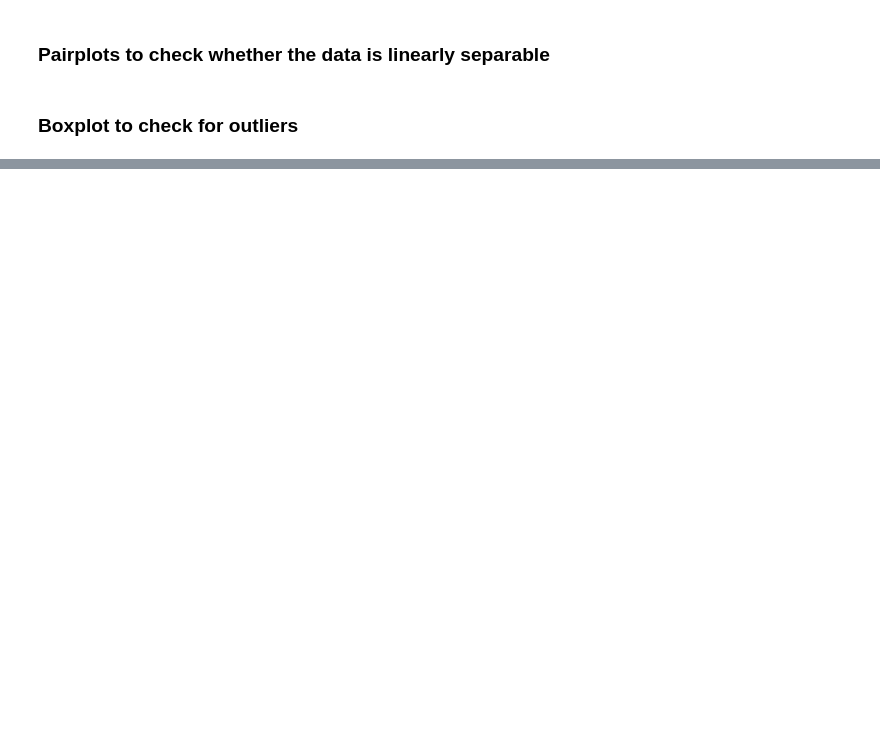
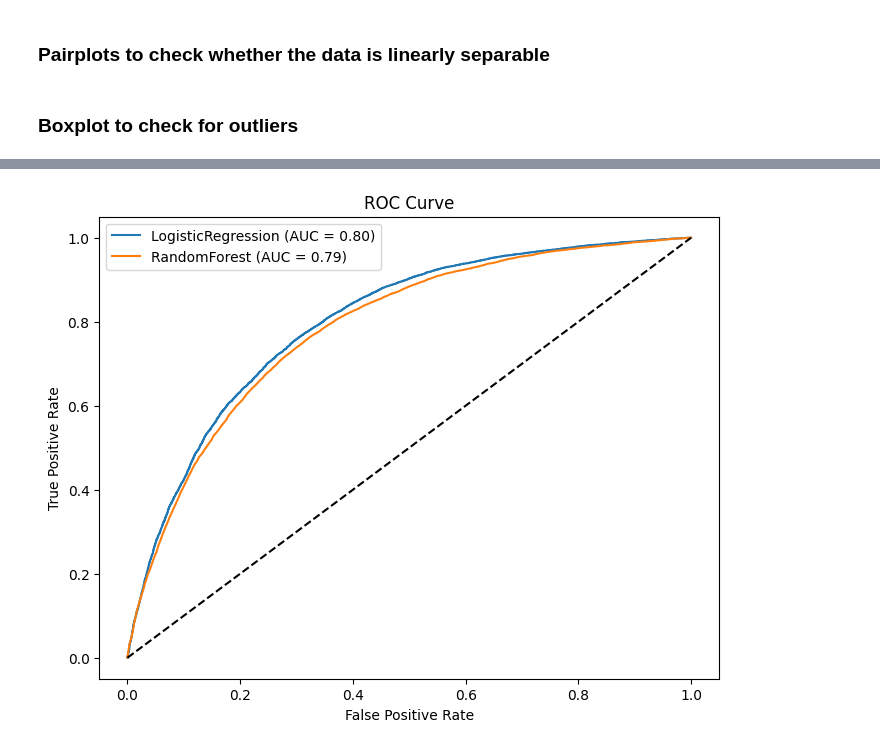
Before and after one commit to isaiahokumu/diabetes-prediction-model, a Jupyter notebook: diabetes.ipynb, the cells around one changed output, grey strips where cells are left out. Saved outputs shown, nothing was run; the diff lists cells and outputs as text; code cells hidden in the pictures; blank space fills up the shorter version.

```diff
--- a/diabetes.ipynb
+++ b/diabetes.ipynb
@@ -1006,0 +1019,21 @@ plt.show()
+# %%
+# 1. Train-test split
+X = df.drop("diabetes_binary", axis=1)
+y = df["diabetes_binary"]
+
+X_train, X_test, y_train, y_test = train_test_split(
+    X, y, test_size=0.3, stratify=y, random_state=42
+)
+# %%
+# 2. Preprocessing
+
+numeric_features = X.columns.tolist()
+numeric_transformer = Pipeline(steps=[
+        ("scaler", StandardScaler())
+])
+
+preprocessor = ColumnTransformer(
+    transformers=[
+        ("num", numeric_transformer, numeric_features)
+    ]
+)
@@ -1006,0 +1152,17 @@ plt.show()
+# %%
+# 6. ROC. Curve
+plt.figure(figsize=(8, 6))
+for name, metrics in results.items():
+    model = metrics["pipeline"]
+    y_proba = model.predict_proba(X_test)[:, 1]
+    fpr, tpr, _ = roc_curve(y_test, y_proba)
+    plt.plot(fpr, tpr, label=f"{name} (AUC = {auc(fpr, tpr):.2f})")
+
+plt.plot([0, 1], [0, 1], "k--")
+plt.xlabel("False Positive Rate")
+plt.ylabel("True Positive Rate")
+plt.title("ROC Curve")
+plt.legend()
+plt.show()
+# %% [output]
+[figure, added]
```
Also changed, not shown: parts of 15 cells of this notebook.
